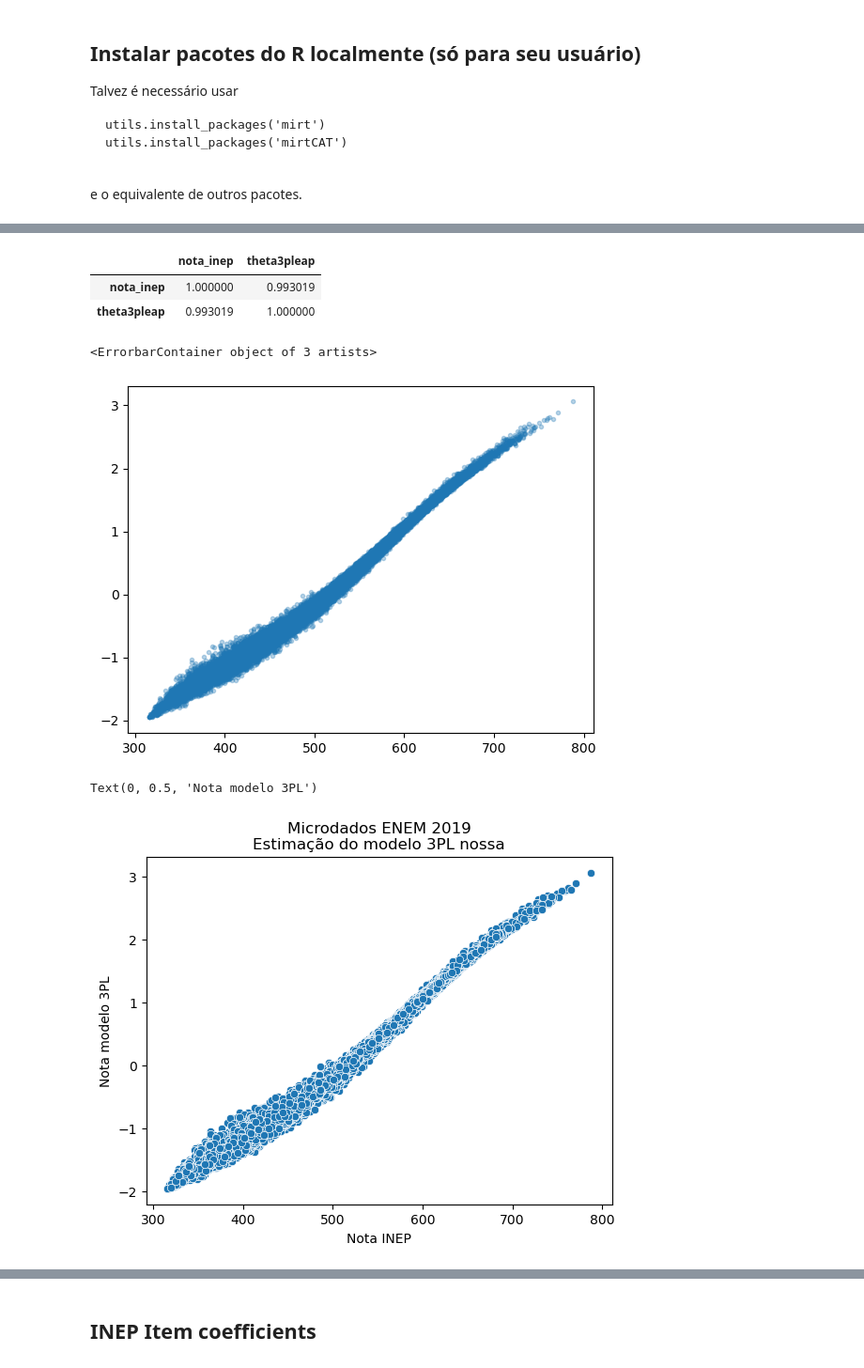
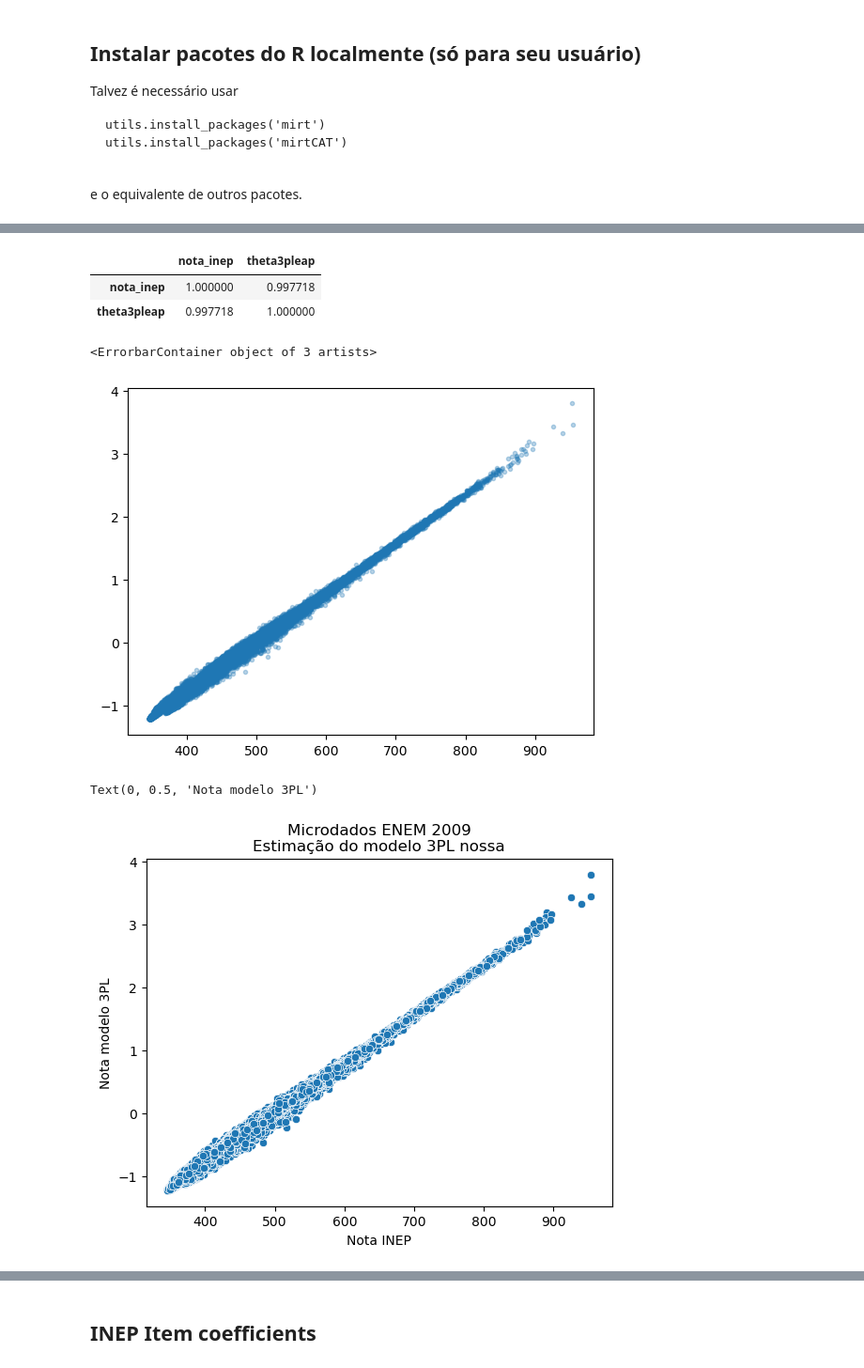
Before and after one commit to atp/enem, a Jupyter notebook: 04-IRT.ipynb, the cells around one changed output, grey strips where cells are left out. Shown at 94% size. Cells and saved outputs as stored; diff of their text form; code cells hidden in the pictures.

```diff
--- a/04-IRT.ipynb
+++ b/04-IRT.ipynb
@@ -82,4 +64,4 @@ Q293
 # %%
-df = pd.read_csv('data/ch19.csv')
+df = pd.read_csv('data/ac_1_2009_MT.csv')
 df
 # %% [output]
@@ -237,20 +241,20 @@ sns.histplot(df,x='theta3pleap')
 df[['nota_inep','theta3pleap']].corr()
 # %% [output]
 |  | nota_inep | theta3pleap |
-| nota_inep | 1.000000 | 0.993019 |
-| theta3pleap | 0.993019 | 1.000000 |
+| nota_inep | 1.000000 | 0.997718 |
+| theta3pleap | 0.997718 | 1.000000 |
 # %%
 #plt.errorbar(df['nota_inep'],df['theta3pleap'],yerr=df['theta3pleapse'],fmt=".",alpha=0.3)
 plt.errorbar(df['nota_inep'],df['theta3pleap'],fmt=".",alpha=0.3)
 # %% [output]
 <ErrorbarContainer object of 3 artists>
-[figure, old version]
+[figure, new version]
 # %%
 ax = sns.scatterplot(df,y='theta3pleap',x='nota_inep')
-ax.set_title("Microdados ENEM 2019\nEstimação do modelo 3PL nossa")
+ax.set_title("Microdados ENEM 2009\nEstimação do modelo 3PL nossa")
 ax.set_xlabel("Nota INEP")
 ax.set_ylabel("Nota modelo 3PL")
 #sns.scatterplot(df,x='acertos',y='theta3plmap')
 # %% [output]
 Text(0, 0.5, 'Nota modelo 3PL')
-[figure, old version]
+[figure, new version]
```
Also changed, not shown: parts of 27 cells of this notebook, 12 other files.
